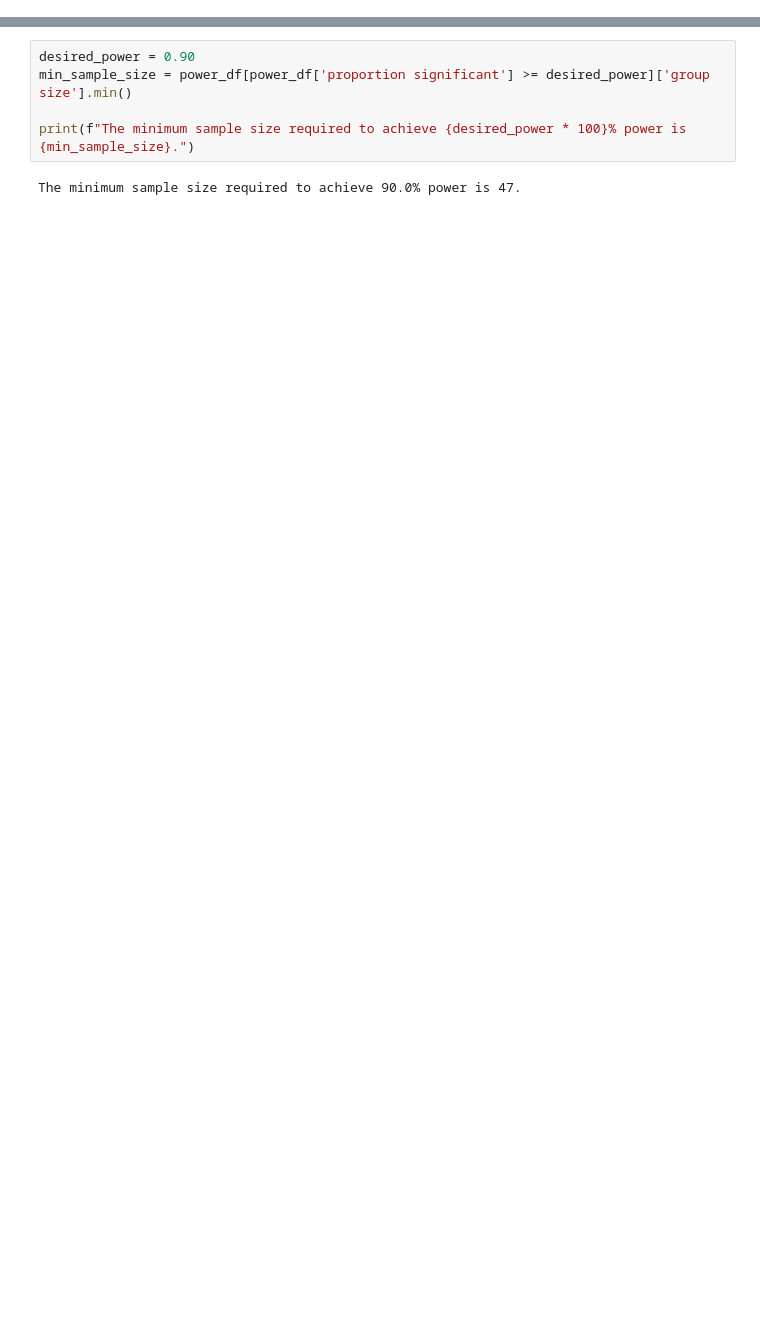
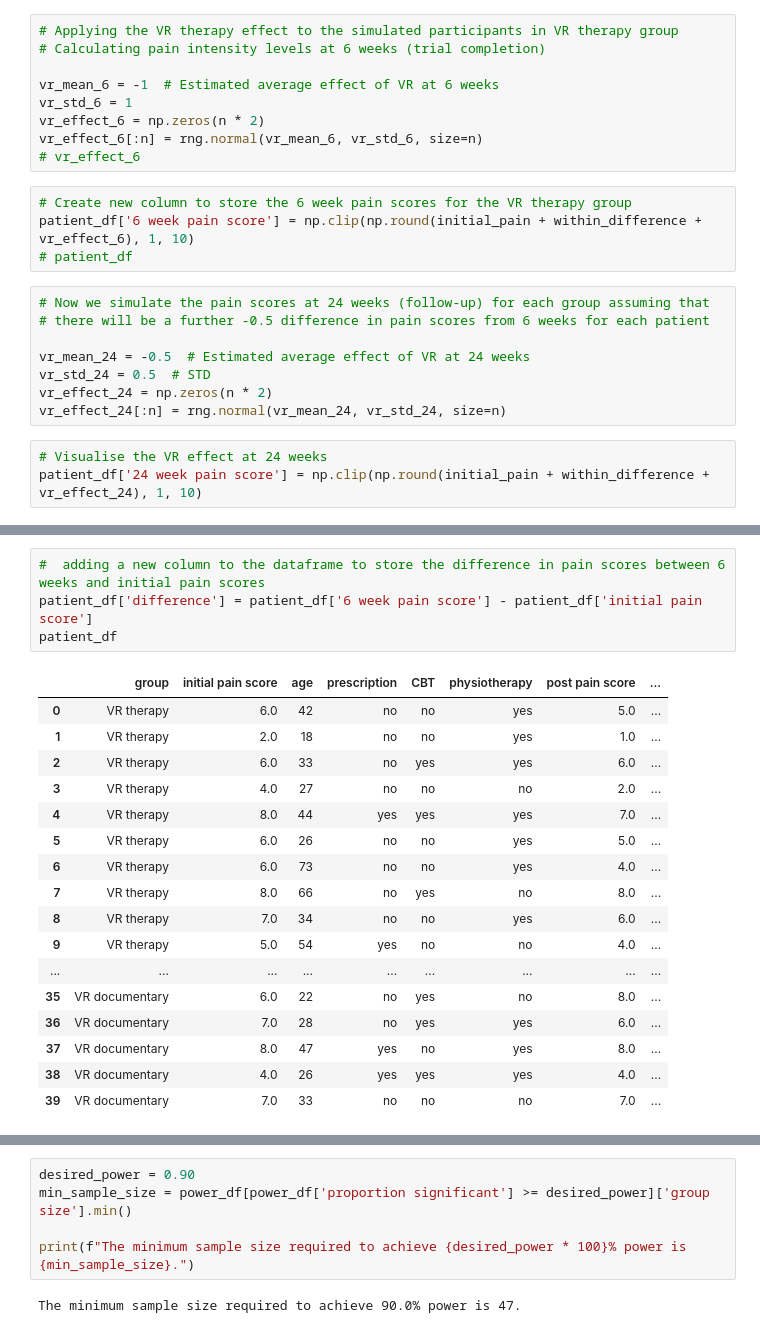
Before and after one commit to RachaelJadeMcGrath/Problems_2c_Quant, a Jupyter notebook: Clinical Trial Simulation.ipynb, the cells around one changed output, grey strips where cells are left out. Drawn from its saved outputs; the diff is of its cells as text; blank space fills up the shorter version.

```diff
--- a/Clinical Trial Simulation.ipynb
+++ b/Clinical Trial Simulation.ipynb
@@ -376,0 +148,24 @@ Proportion of trials with p-value < 0.05: 0.921
+# %%
+# Applying the VR therapy effect to the simulated participants in VR therapy group
+# Calculating pain intensity levels at 6 weeks (trial completion)
+
+vr_mean_6 = -1  # Estimated average effect of VR at 6 weeks
+vr_std_6 = 1
+vr_effect_6 = np.zeros(n * 2)
+vr_effect_6[:n] = rng.normal(vr_mean_6, vr_std_6, size=n)
+# vr_effect_6
+# %%
+# Create new column to store the 6 week pain scores for the VR therapy group
+patient_df['6 week pain score'] = np.clip(np.round(initial_pain + within_difference + vr_effect_6), 1, 10)
+# patient_df
+# %%
+# Now we simulate the pain scores at 24 weeks (follow-up) for each group assuming that
+# there will be a further -0.5 difference in pain scores from 6 weeks for each patient
+
+vr_mean_24 = -0.5  # Estimated average effect of VR at 24 weeks
+vr_std_24 = 0.5  # STD
+vr_effect_24 = np.zeros(n * 2)
+vr_effect_24[:n] = rng.normal(vr_mean_24, vr_std_24, size=n)
+# %%
+# Visualise the VR effect at 24 weeks
+patient_df['24 week pain score'] = np.clip(np.round(initial_pain + within_difference + vr_effect_24), 1, 10)
@@ -376,0 +178,22 @@ Proportion of trials with p-value < 0.05: 0.921
+# %%
+#  adding a new column to the dataframe to store the difference in pain scores between 6 weeks and initial pain scores
+patient_df['difference'] = patient_df['6 week pain score'] - patient_df['initial pain score']
+patient_df
+# %% [output]
+|  | group | initial pain score | age | prescription | CBT | physiotherapy | post pain score | ... |
+| 0 | VR therapy | 6.0 | 42 | no | no | yes | 5.0 | ... |
+| 1 | VR therapy | 2.0 | 18 | no | no | yes | 1.0 | ... |
+| 2 | VR therapy | 6.0 | 33 | no | yes | yes | 6.0 | ... |
+| 3 | VR therapy | 4.0 | 27 | no | no | no | 2.0 | ... |
+| 4 | VR therapy | 8.0 | 44 | yes | yes | yes | 7.0 | ... |
+| 5 | VR therapy | 6.0 | 26 | no | no | yes | 5.0 | ... |
+| 6 | VR therapy | 6.0 | 73 | no | no | yes | 4.0 | ... |
+| 7 | VR therapy | 8.0 | 66 | no | yes | no | 8.0 | ... |
+| 8 | VR therapy | 7.0 | 34 | no | no | yes | 6.0 | ... |
+| 9 | VR therapy | 5.0 | 54 | yes | no | no | 4.0 | ... |
+| ... | ... | ... | ... | ... | ... | ... | ... | ... |
+| 35 | VR documentary | 6.0 | 22 | no | yes | no | 8.0 | ... |
+| 36 | VR documentary | 7.0 | 28 | no | yes | yes | 6.0 | ... |
+| 37 | VR documentary | 8.0 | 47 | yes | no | yes | 8.0 | ... |
+| 38 | VR documentary | 4.0 | 26 | yes | yes | yes | 4.0 | ... |
+| 39 | VR documentary | 7.0 | 33 | no | no | no | 7.0 | ... |
```
Also changed, not shown: parts of 67 cells of this notebook, 4 other files.
